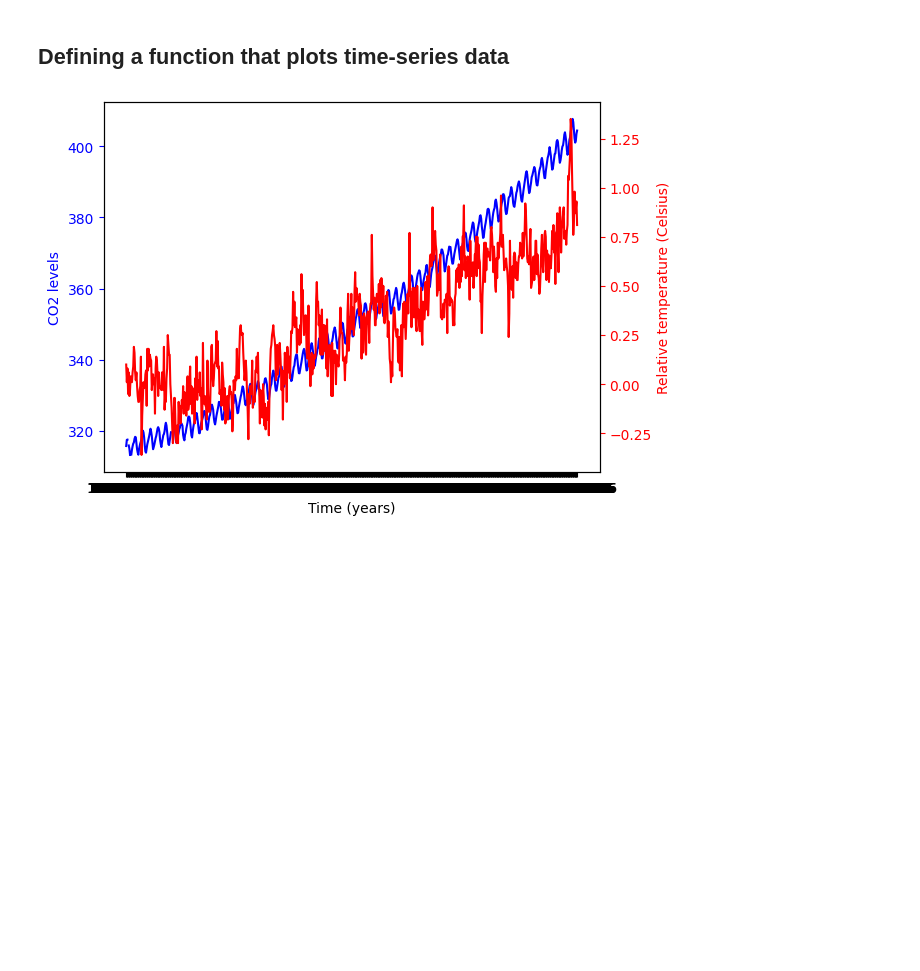
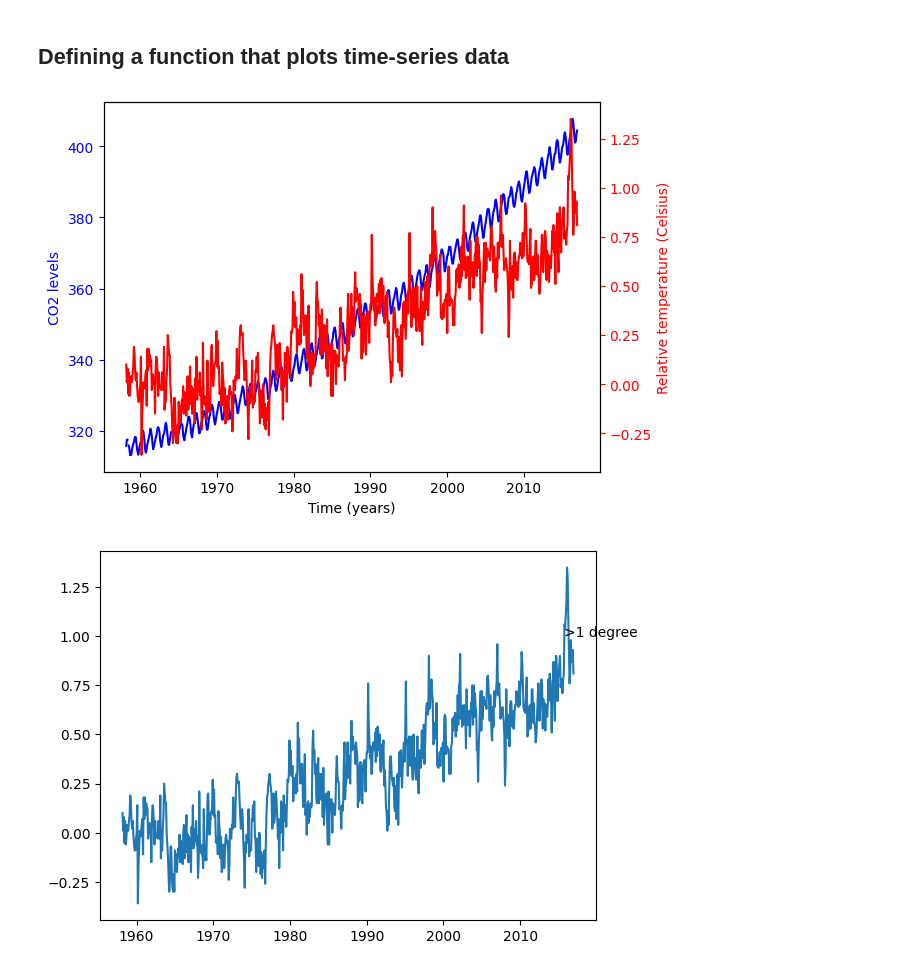
Before and after one commit to gustavo-plc/PyStatistics, a Jupyter notebook: Statistics_in_Py.ipynb, the cells around one changed output. Cells and saved outputs as stored; diff of their text form; code cells hidden in the pictures; blank space fills up the shorter version.

Commit message:
Annotating in python

```diff
--- a/Statistics_in_Py.ipynb
+++ b/Statistics_in_Py.ipynb
@@ -1104,35 +1104,86 @@ plt.show()
 # %% [markdown]
 ## **Defining a function that plots time-series data**
 # %%
+import matplotlib.pyplot as plt
+import pandas as pd
+# IMPORTING PACKAGES
+
+import matplotlib.pyplot as plt
+
+# READING FILES
+
+path = '/content/drive/MyDrive/Colab Notebooks/Statistics in Py/climate_change.csv'
+
+
+# READING FILES with date parsing
+climate_change = pd.read_csv(path, parse_dates=['date'], index_col='date')
+
+
 # Define a function called plot_timeseries
 def plot_timeseries(axes, x, y, color, xlabel, ylabel):
 
   # Plot the inputs x,y in the provided color
   axes.plot(x, y, color=color)
 
   # Set the x-axis label
   axes.set_xlabel(xlabel)
 
   # Set the y-axis label
   axes.set_ylabel(ylabel, color=color)
 
   # Set the colors tick params for y-axis
   axes.tick_params('y', colors=color)
 
 
   # Using a plotting function
 
 fig, ax = plt.subplots()
 
 # Plot the CO2 levels time-series in blue
 plot_timeseries(ax, climate_change.index, climate_change['co2'], "blue", 'Time (years)', 'CO2 levels')
 
 # Create a twin Axes object that shares the x-axis
 ax2 = ax.twinx()
 
 # Plot the relative temperature data in red
 plot_timeseries(ax2, climate_change.index, climate_change['relative_temp'], "red", 'Time (years)', 'Relative temperature (Celsius)')
 
 plt.show()
+
+
+# Annotating time-series data (pointing relevant information in the chart)
+# annotate method
+
+fig, ax2 = plt.subplots()
+
+# Plot the relative temperature data
+ax2.plot(climate_change.index, climate_change['relative_temp'])
+
+# Annotate the date at which temperatures exceeded 1 degree
+ax2.annotate('>1 degree', (pd.Timestamp('2015-10-06'), 1))
+
+plt.show()
+
+# Plotting time-series: putting it all together
+
+fig, ax3 = plt.subplots()
+
+# Plot the CO2 levels time-series in blue
+plot_timeseries(ax3, climate_change.index, climate_change['co2'], 'blue', 'Time (years)', 'CO2 levels')
+
+# Create an Axes object that shares the x-axis
+ax4 = ax3.twinx()
+
+# Plot the relative temperature data in red
+plot_timeseries(ax4, climate_change.index, climate_change['relative_temp'], "red", 'Time (years)', 'Relative temperature (Celsius)')
+
+# Annotate point with relative temperature >1 degree
+
+ax4.annotate(">1 degree", xy=(pd.Timestamp('2015-10-06'), 1), xytext=(pd.Timestamp('2008-10-06'), -0.2), arrowprops={"arrowstyle":"->", "color":"gray"})
+
+
+
+plt.show()
 # %% [output]
-[figure, old version]
+[figure, new version]
+[figure, added]
```
Also changed, not shown: parts of 1 cell of this notebook.
